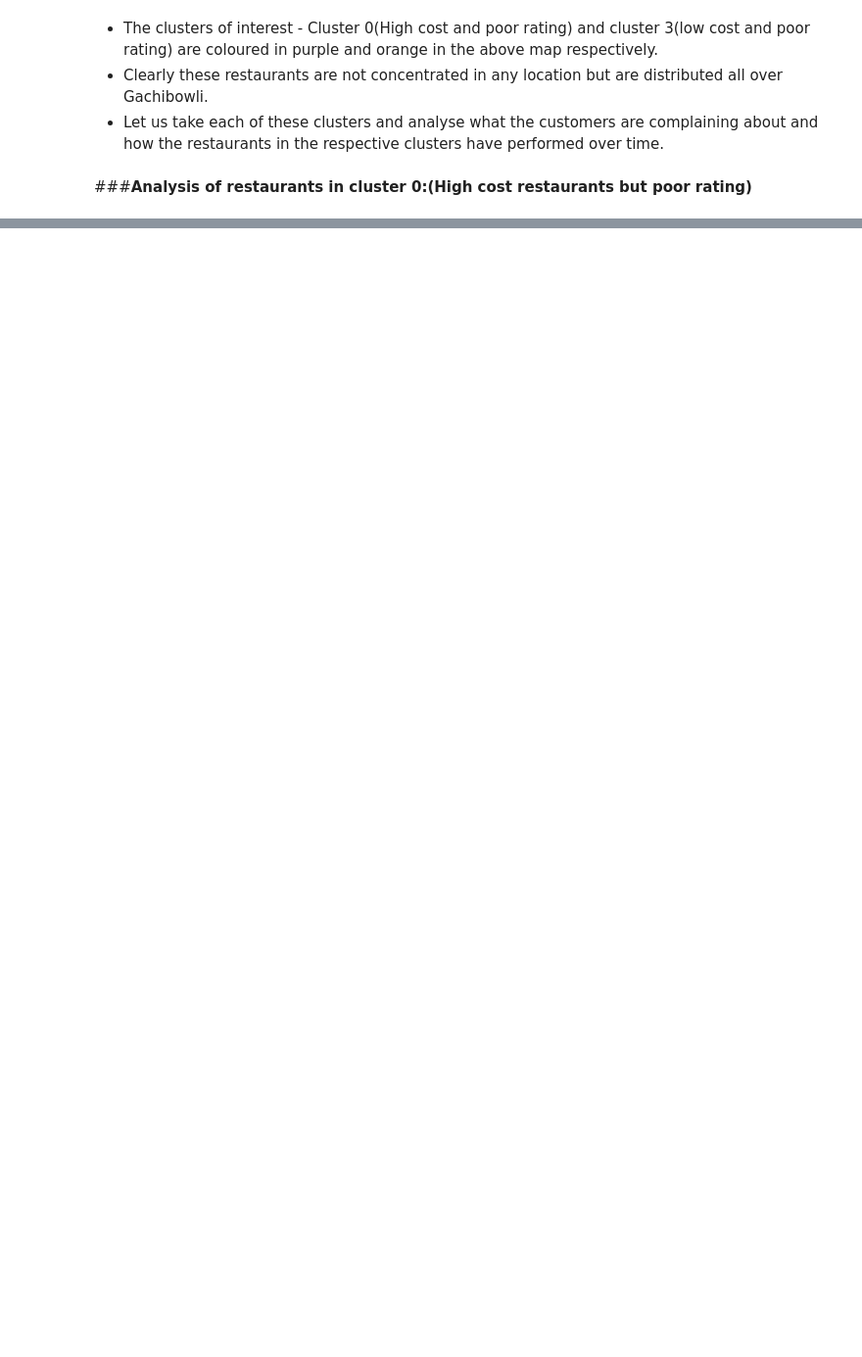
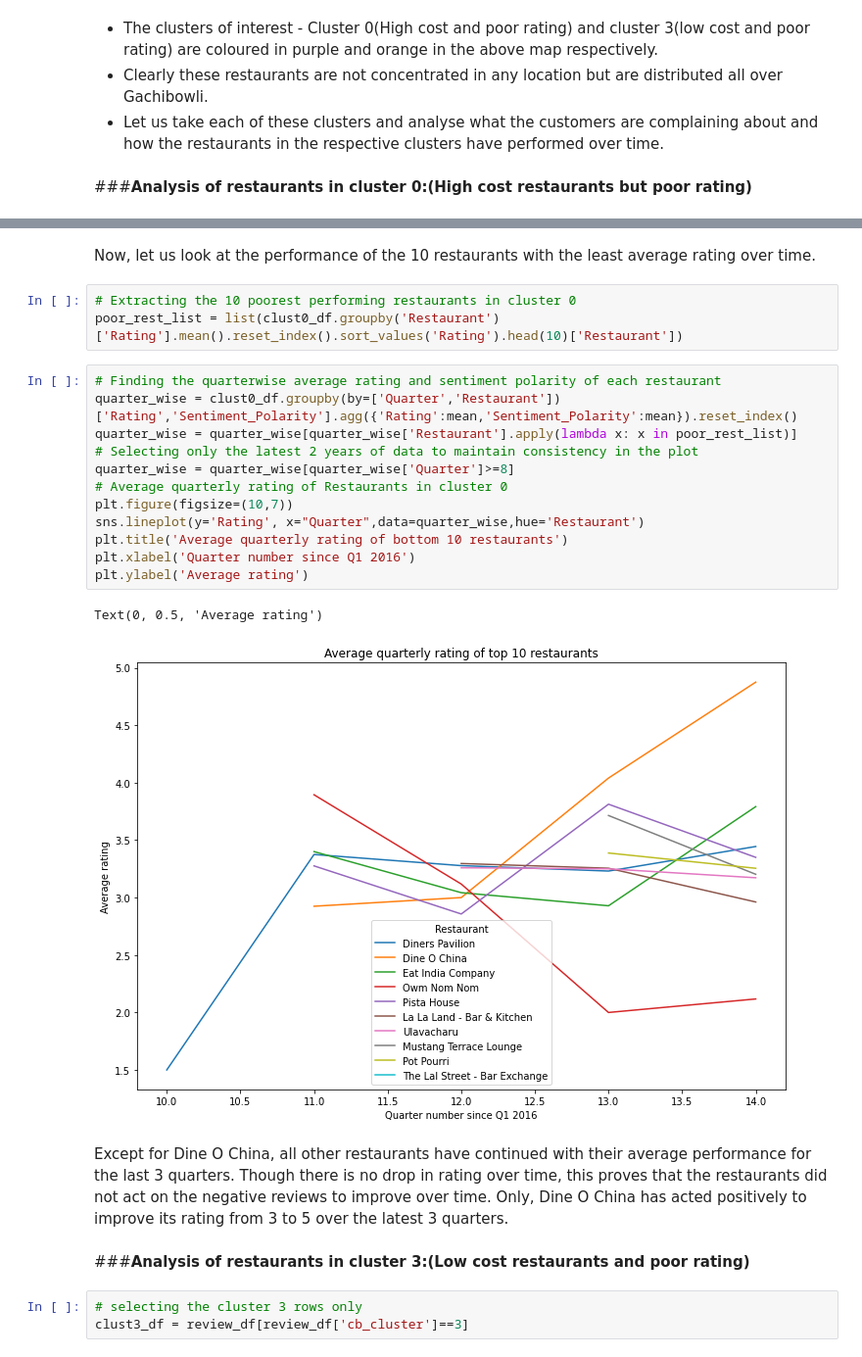
Before and after one commit to Nandeesh-U/ZOMATO-RESTAURANT-CLUSTERING-AND-SENTIMENT-ANALYSIS, a Jupyter notebook: ZOMATO_RESTAURANT_CLUSTERING_AND_SENTIMENT_ANALYSIS.ipynb, the cells around one changed output, grey strips where cells are left out. Shown at 98% size. Cells and saved outputs as stored; diff of their text form; blank space fills up the shorter version.

```diff
--- a/ZOMATO_RESTAURANT_CLUSTERING_AND_SENTIMENT_ANALYSIS.ipynb
+++ b/ZOMATO_RESTAURANT_CLUSTERING_AND_SENTIMENT_ANALYSIS.ipynb
@@ -2039,0 +1959,27 @@ mapit
+# %% [markdown]
+Now, let us look at the performance of the 10 restaurants with the least average rating over time.
+# %%
+# Extracting the 10 poorest performing restaurants in cluster 0
+poor_rest_list = list(clust0_df.groupby('Restaurant')['Rating'].mean().reset_index().sort_values('Rating').head(10)['Restaurant'])
+# %%
+# Finding the quarterwise average rating and sentiment polarity of each restaurant
+quarter_wise = clust0_df.groupby(by=['Quarter','Restaurant'])['Rating','Sentiment_Polarity'].agg({'Rating':mean,'Sentiment_Polarity':mean}).reset_index()
+quarter_wise = quarter_wise[quarter_wise['Restaurant'].apply(lambda x: x in poor_rest_list)]
+# Selecting only the latest 2 years of data to maintain consistency in the plot
+quarter_wise = quarter_wise[quarter_wise['Quarter']>=8]
+# Average quarterly rating of Restaurants in cluster 0
+plt.figure(figsize=(10,7))
+sns.lineplot(y='Rating', x="Quarter",data=quarter_wise,hue='Restaurant')
+plt.title('Average quarterly rating of bottom 10 restaurants')
+plt.xlabel('Quarter number since Q1 2016')
+plt.ylabel('Average rating')
+# %% [output]
+Text(0, 0.5, 'Average rating')
+[figure, added]
+# %% [markdown]
+Except for Dine O China, all other restaurants have continued with their average performance for the last 3 quarters. Though there is no drop in rating over time, this proves that the restaurants did not act on the negative reviews to improve over time. Only, Dine O China has acted positively to improve its rating from 3 to 5 over the latest 3 quarters.
+# %% [markdown]
+###**Analysis of restaurants in cluster 3:(Low cost restaurants and poor rating)**
+# %%
+# selecting the cluster 3 rows only
+clust3_df = review_df[review_df['cb_cluster']==3]
```
Also changed, not shown: parts of 46 cells of this notebook.
